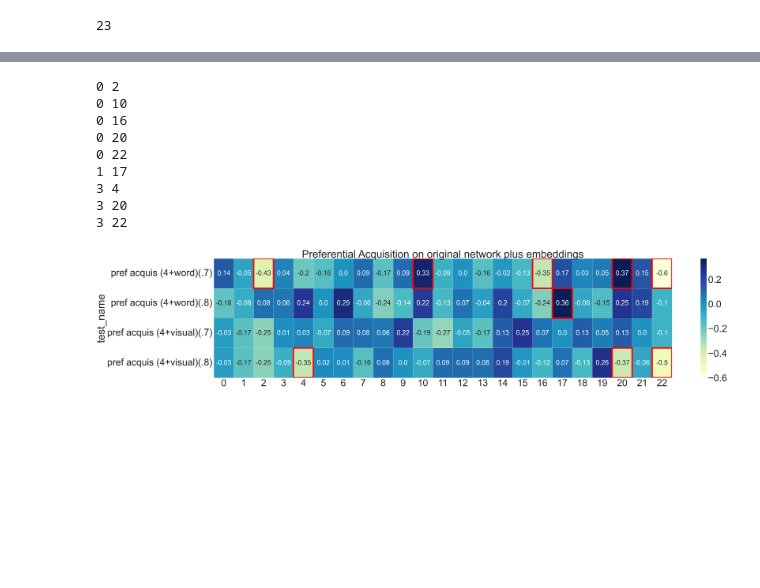
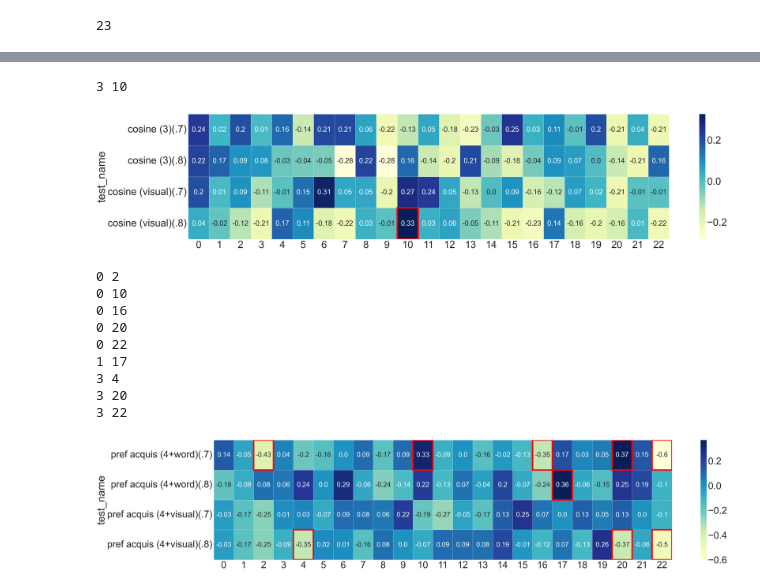
Before and after one commit to CatherineHenry/multiplex_network, a Jupyter notebook: src/heatmaps.ipynb, the cells around one changed output, grey strips where cells are left out. Saved outputs shown, nothing was run; the diff lists cells and outputs as text; code cells hidden in the pictures; blank space fills up the shorter version.

```diff
--- a/src/heatmaps.ipynb
+++ b/src/heatmaps.ipynb
@@ -200,13 +190,18 @@ create_heatmap(cos_df, cos_annotations, 70, 15, cos_tests, 'Cosine Similarity on
-# %%
-create_heatmap(mix_df, mix_annotations, 70, 15, mix_tests, 'Preferential Acquisition on original network plus embeddings')
-# %% [output]
-0 2
-0 10
-0 16
-0 20
-0 22
-1 17
-3 4
-3 20
-3 22
-[figure, removed]
+# %%
+create_heatmap(cos_df, cos_annotations, 70, 15, cos_tests, '')
+# %% [output]
+3 10
+[figure, added]
+# %%
+create_heatmap(mix_df, mix_annotations, 70, 15, mix_tests, '')
+# %% [output]
+0 2
+0 10
+0 16
+0 20
+0 22
+1 17
+3 4
+3 20
+3 22
+[figure, added]
```
Also changed, not shown: parts of 7 cells of this notebook.
